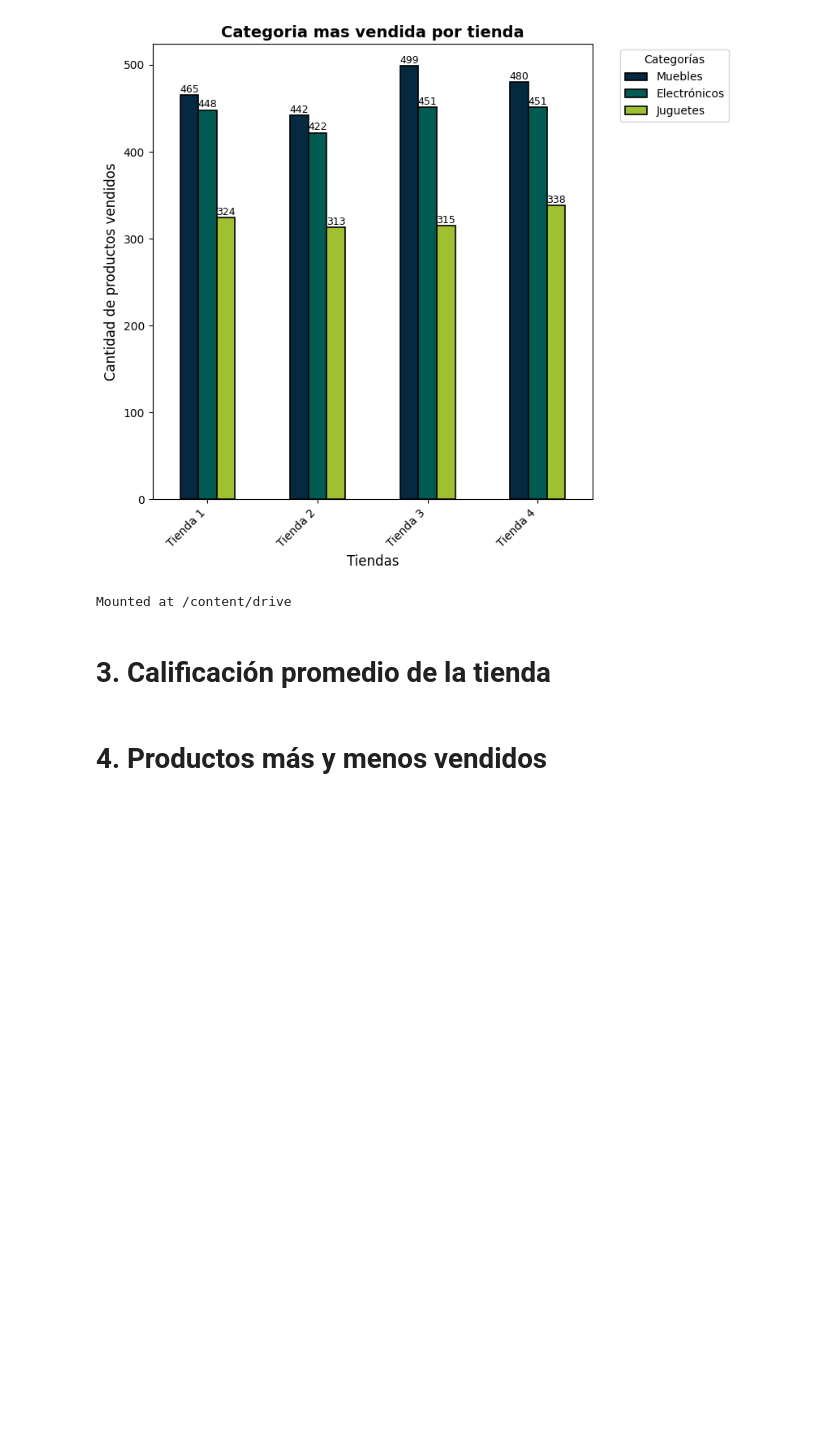
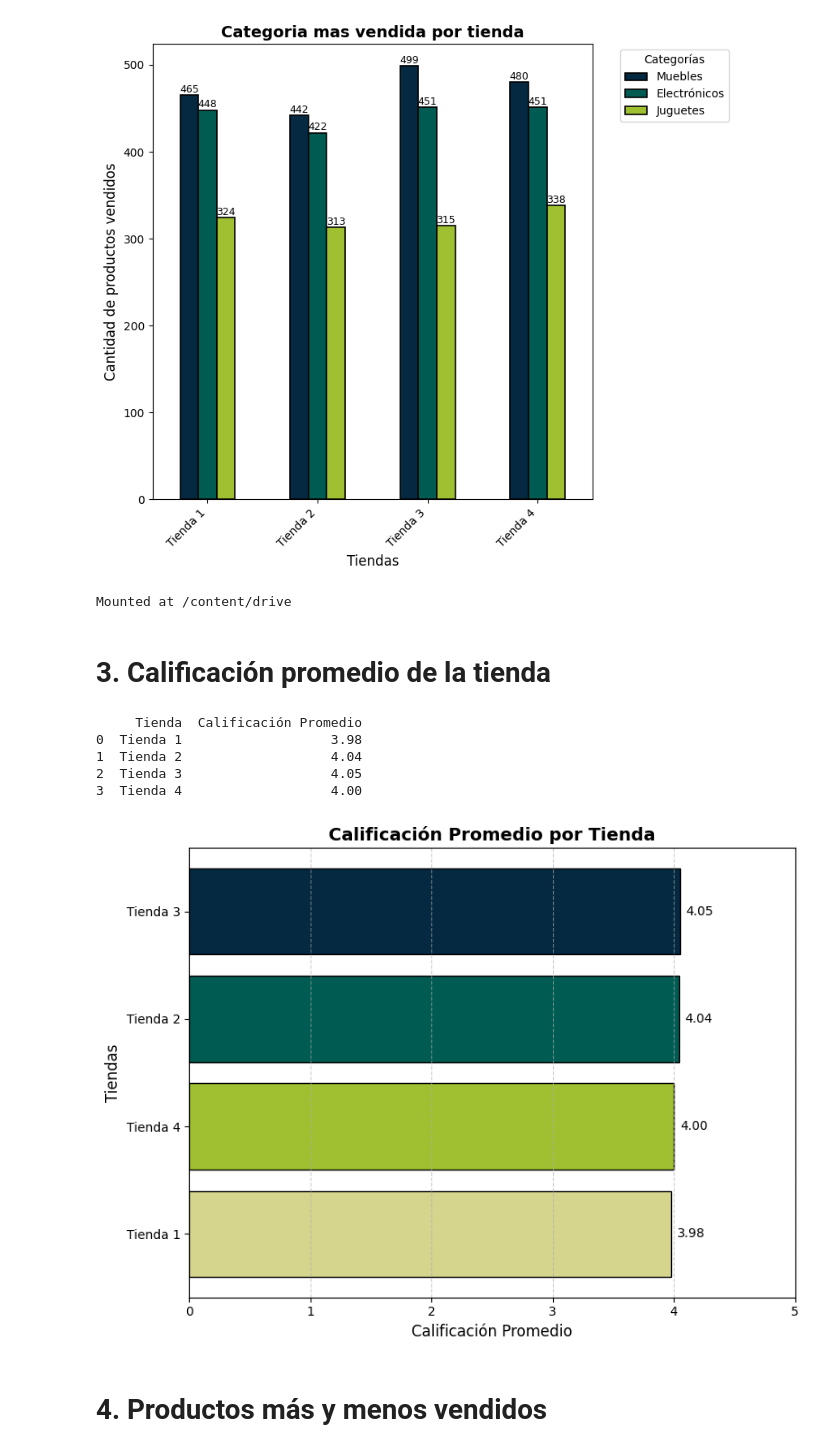
Before and after one commit to Luis-stack-create/challenge-data-science, a Jupyter notebook: Challengue_data_science.ipynb, the cells around one changed output. Cells and saved outputs as stored; diff of their text form; code cells hidden in the pictures; blank space fills up the shorter version.

```diff
--- a/Challengue_data_science.ipynb
+++ b/Challengue_data_science.ipynb
@@ -213,9 +213,54 @@ Mounted at /content/drive
 # %% [markdown]
 # 3. Calificación promedio de la tienda
 # %%
-cal1=tienda1['Calificación'].mean()
-cal2=tienda2['Calificación'].mean()
-cal3=tienda3['Calificación'].mean()
-cal4=tienda4['Calificación'].mean()
+cal1=round(tienda1['Calificación'].mean(),2)
+cal2=round(tienda2['Calificación'].mean(),2)
+cal3=round(tienda3['Calificación'].mean(),2)
+cal4=round(tienda4['Calificación'].mean(),2)
+cal_total = pd.DataFrame({
+    'Tienda': ['Tienda 1', 'Tienda 2', 'Tienda 3', 'Tienda 4'],
+    'Calificación Promedio': [cal1, cal2, cal3, cal4]
+})
+print(cal_total)
+# %% [output]
+     Tienda  Calificación Promedio
+0  Tienda 1                   3.98
+1  Tienda 2                   4.04
+2  Tienda 3                   4.05
+3  Tienda 4                   4.00
+# %%
+# ✅ Ordenar de mayor a menor calificación
+cal_total = cal_total.sort_values(by='Calificación Promedio', ascending=False)
+
+# Crear gráfico de barras horizontales
+plt.figure(figsize=(8,6))
+barras = plt.barh(cal_total['Tienda'], cal_total['Calificación Promedio'],
+                color=['#042940','#005C53','#9FC131','#D6D58E'],
+                edgecolor='black')
+
+# Invertir el eje Y para que la mejor tienda aparezca arriba
+plt.gca().invert_yaxis()
+
+# Título y etiquetas
+plt.title('Calificación Promedio por Tienda', fontsize=14, fontweight='bold')
+plt.xlabel('Calificación Promedio', fontsize=12)
+plt.ylabel('Tiendas', fontsize=12)
+plt.xlim(0, 5)
+plt.grid(axis='x', linestyle='--', alpha=0.6)
+
+# Agregar etiquetas al final de cada barra
+for bar in barras:
+    width = bar.get_width()
+    plt.text(width + 0.05,
+             bar.get_y() + bar.get_height()/2,
+             f'{width:.2f}', ha='left', va='center', fontsize=10)
+
+# Ajustar márgenes
+plt.tight_layout()
+
+# Mostrar el gráfico
+plt.show()
+# %% [output]
+[figure, added]
 # %% [markdown]
 # 4. Productos más y menos vendidos
```
Also changed, not shown: parts of 4 cells of this notebook.
